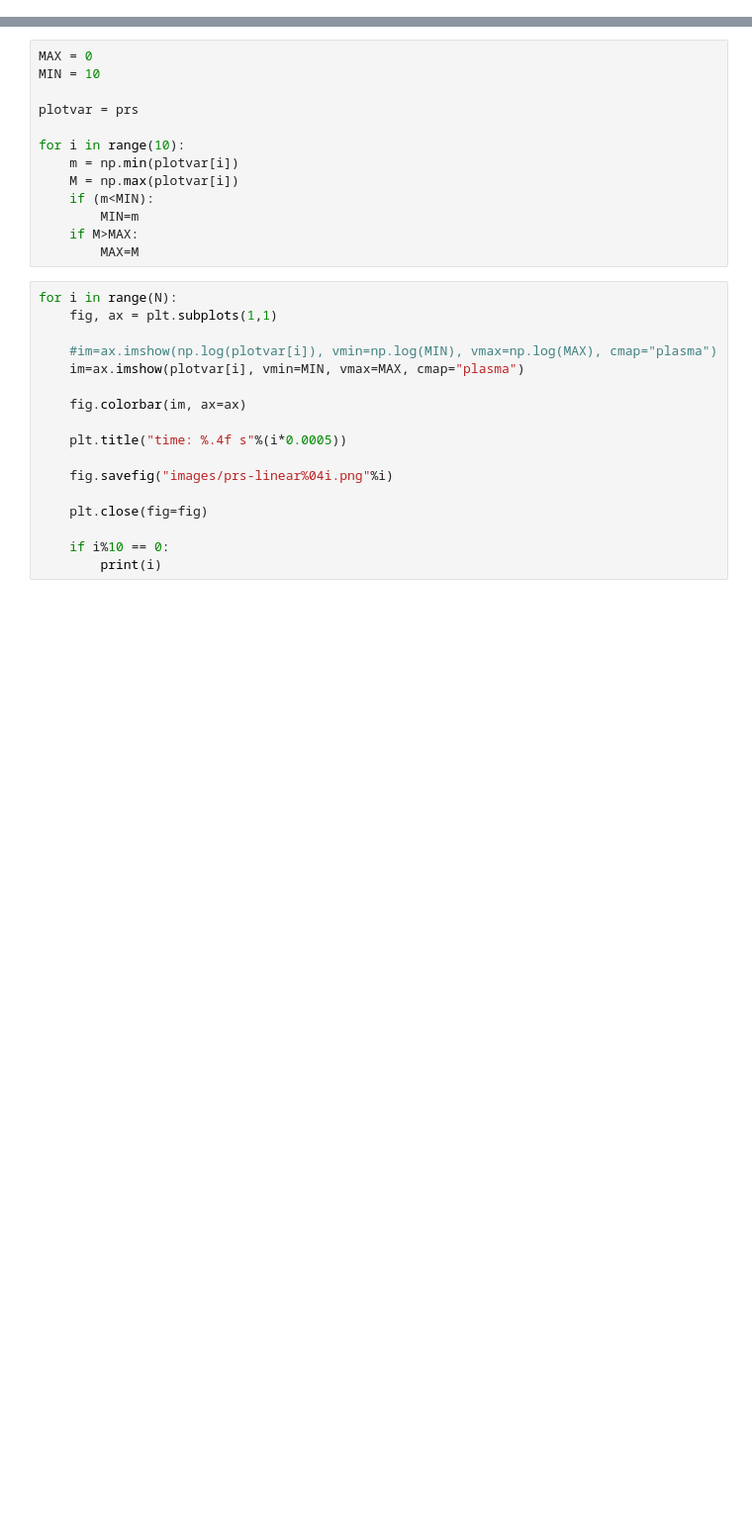
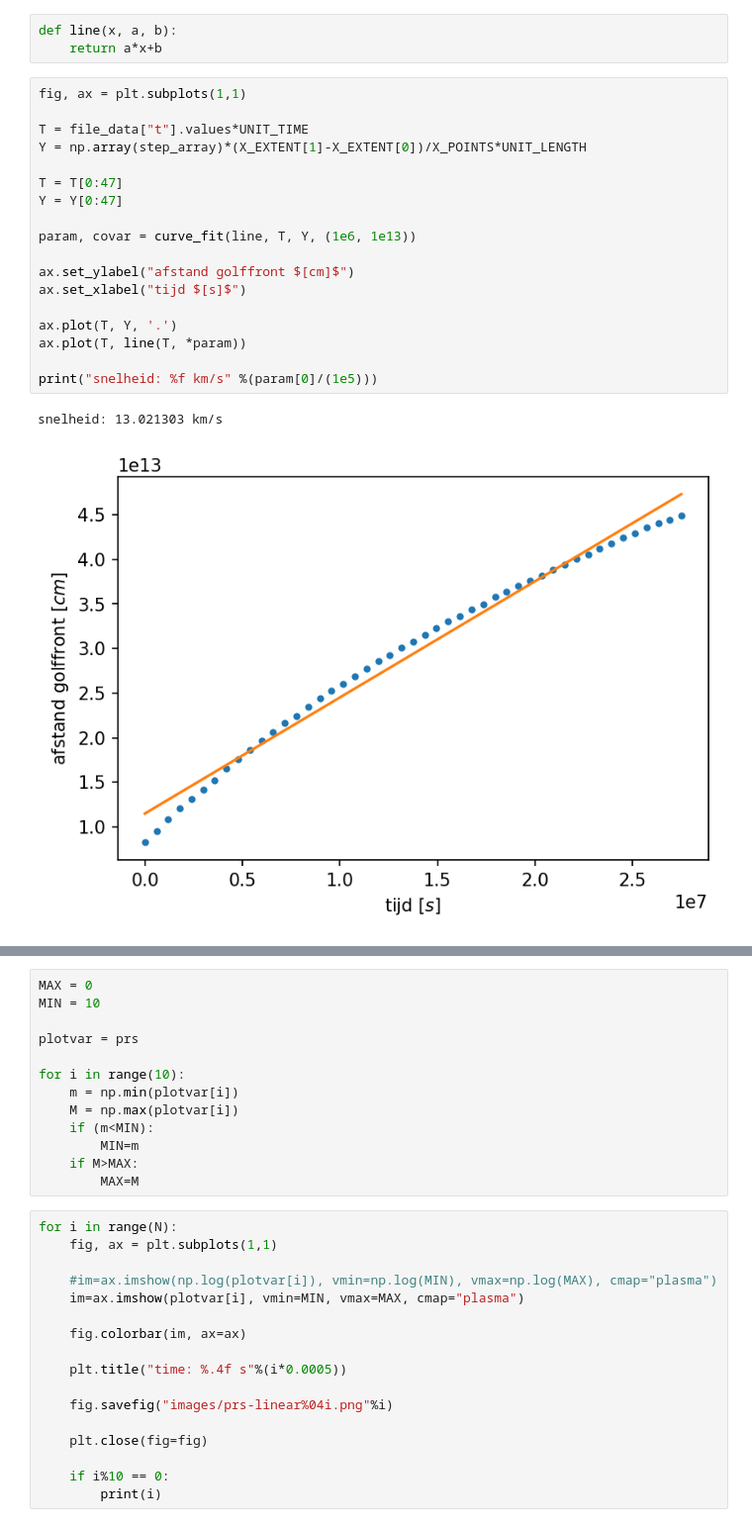
Before and after one commit to Cubedsheep/bachproef-wis-T2, a Jupyter notebook: HD_blastwave/HD-blast.ipynb, the cells around one changed output, grey strips where cells are left out. Shown: that part at 99% size. Cells and saved outputs as stored; diff of their text form; blank space fills up the shorter version.

```diff
--- a/HD_blastwave/HD-blast.ipynb
+++ b/HD_blastwave/HD-blast.ipynb
@@ -10,0 +139,24 @@ N = 19
+# %%
+def line(x, a, b):
+    return a*x+b
+# %%
+fig, ax = plt.subplots(1,1)
+
+T = file_data["t"].values*UNIT_TIME
+Y = np.array(step_array)*(X_EXTENT[1]-X_EXTENT[0])/X_POINTS*UNIT_LENGTH
+
+T = T[0:47]
+Y = Y[0:47]
+
+param, covar = curve_fit(line, T, Y, (1e6, 1e13))
+
+ax.set_ylabel("afstand golffront $[cm]$")
+ax.set_xlabel("tijd $[s]$")
+
+ax.plot(T, Y, '.')
+ax.plot(T, line(T, *param))
+
+print("snelheid: %f km/s" %(param[0]/(1e5)))
+# %% [output]
+snelheid: 13.021303 km/s
+[figure, added]
```
Also changed, not shown: parts of 19 cells of this notebook, 1 other file.
